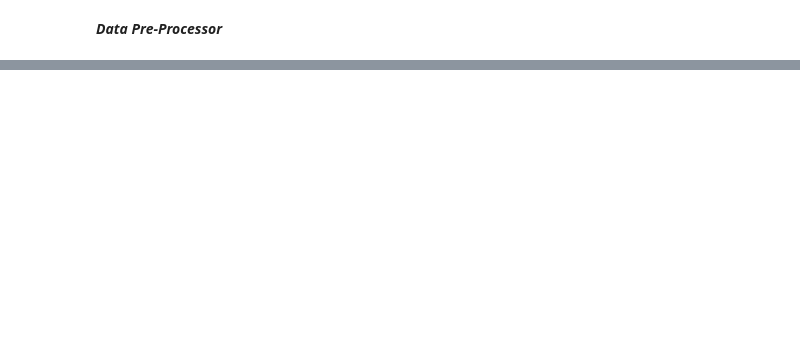
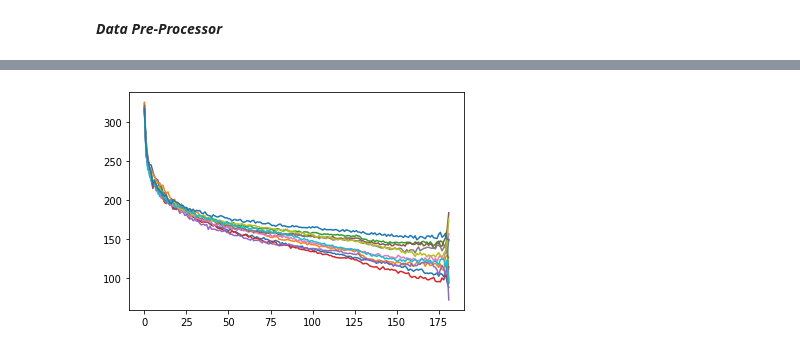
Before and after one commit to avilaJorge/DeepFakeDetector, a Jupyter notebook: DFD_PreProcessor.ipynb, the cells around one changed output, grey strips where cells are left out. Saved outputs shown, nothing was run; the diff lists cells and outputs as text; code cells hidden in the pictures; blank space fills up the shorter version.

```diff
--- a/DFD_PreProcessor.ipynb
+++ b/DFD_PreProcessor.ipynb
@@ -36,0 +14,21 @@ print(total_imgs)
+# %%
+# batch_sz = 128
+batch_sz = 10
+image_folder_path='/home/jupyter/image_folder_BCCC_256'
+
+dataloader = get_preprocessors(
+    image_root=image_folder_path,
+    batch_size=batch_sz,
+    output_size=182,
+    batch_size=32,
+    num_workers=8,
+    destf_hdf5='/content/LSUN_BCCC_256.hdf5',
+    transforms=convert_to_256
+)
+
+total_imgs  = len(dataloader.dataset.samples)
+data_origin = dataloader.dataset.class_to_idx
+data_origin.update({y:x for x,y in data_origin.items()})
+print(dataloader.dataset)
+print('Classes:')
+pp.pprint(dataloader.dataset.classes)
@@ -37,7 +49,8 @@ print(total_imgs)
 # %%
 progress = ProgressMonitor(length=total_imgs)
 rad_len  = 182
-with h5py.File('LSUN_BCC_256.hdf5', 'w') as f:
+hdf5_fn  = 'LSUN_BCCC_256.hdf5'
+with h5py.File(hdf5_fn, 'w') as f:
     """
         Create HDF5 datasets
     """
@@ -62,12 +78,13 @@ with h5py.File('LSUN_BCC_256.hdf5', 'w') as f:
 # %%
 import matplotlib.pyplot as plt
 
-
-with h5py.File('LSUN_BCC_256.hdf5', 'r') as f:
+with h5py.File(hdf5_fn, 'r') as f:
     dset = f['fft_data']
     plt.plot(dset[200])
     for i in range(10):
         plt.plot(dset[np.random.randint(20000)])
 #         plt.show()
     plt.show()
+# %% [output]
+[figure, added]
 # %%
```
Also changed, not shown: parts of 9 cells of this notebook, 2 other files.
